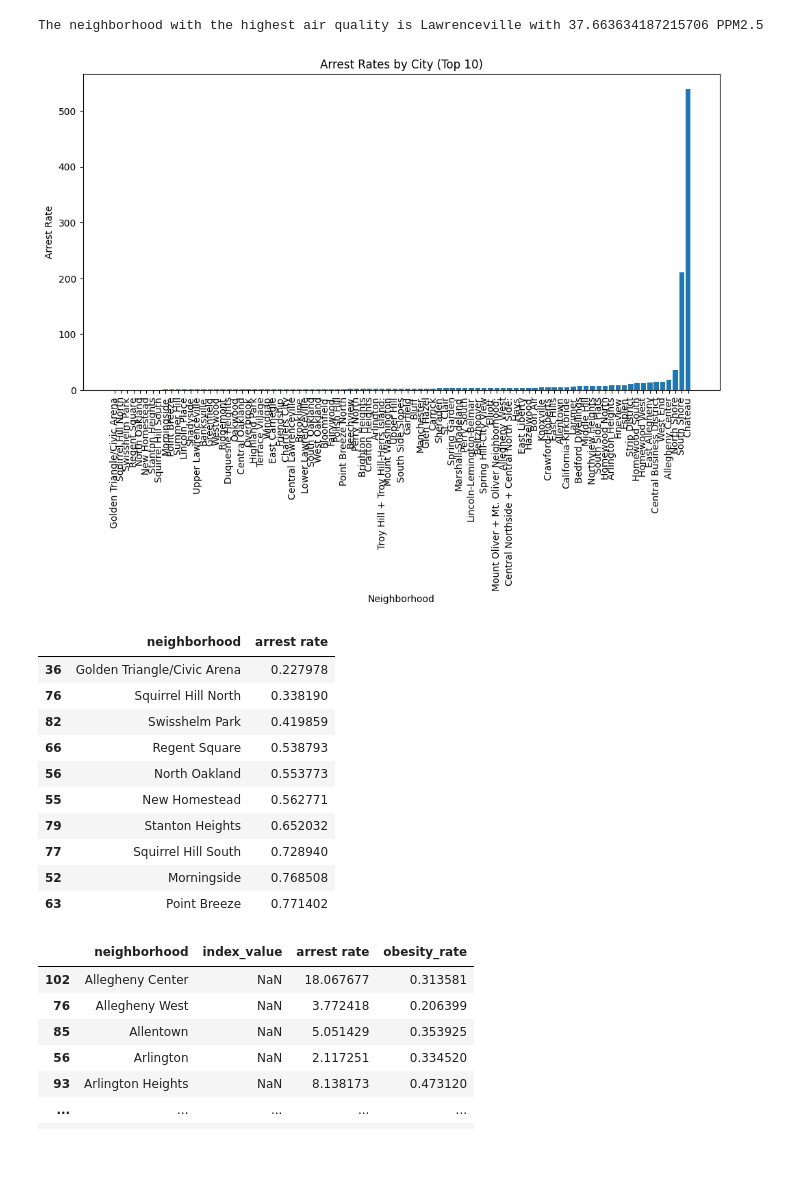
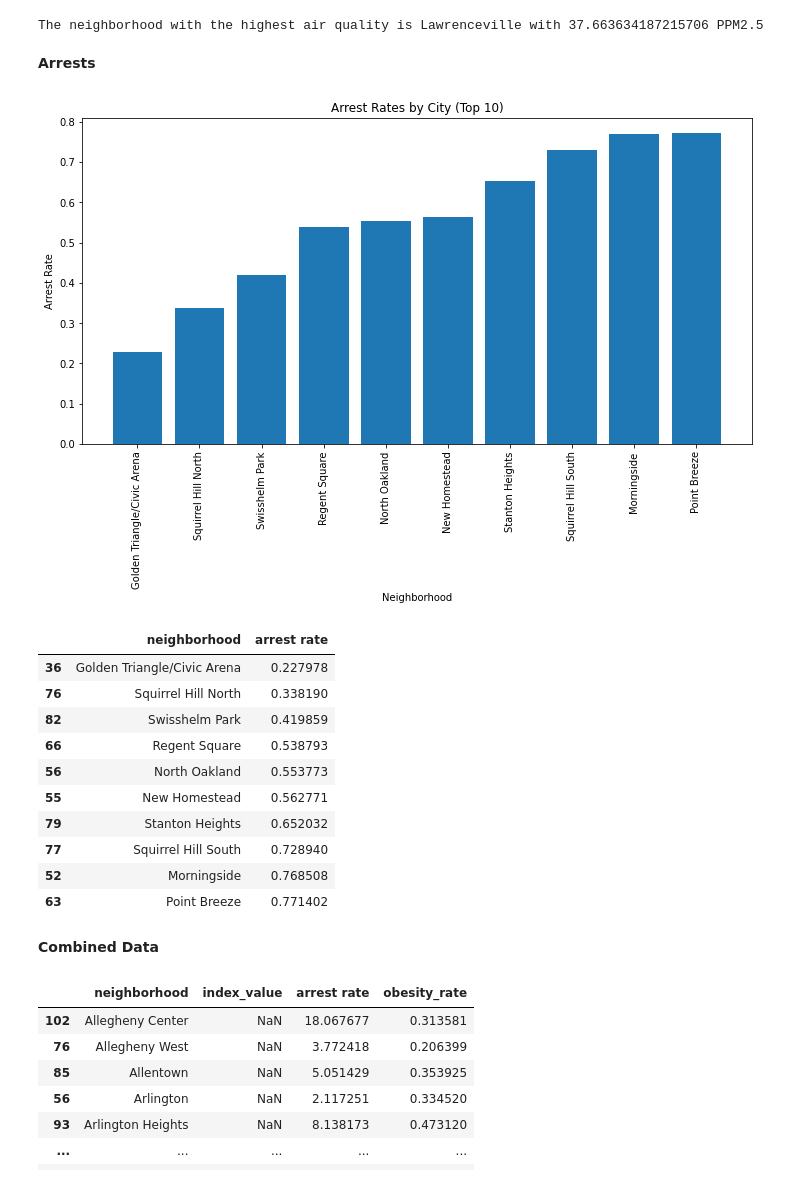
Before and after one commit to JMSJoseph/Final-Project-CMPINF001, a Jupyter notebook: Final-Notebook.ipynb, the cells around one changed output. Cells and saved outputs as stored; diff of their text form; code cells hidden in the pictures; blank space fills up the shorter version.

```diff
--- a/Final-Notebook.ipynb
+++ b/Final-Notebook.ipynb
@@ -92,39 +103,41 @@ highestnumber = air_sorted['index_value'].iloc[0]
 print("The neighborhood with the highest air quality is", highest, "with", highestnumber, "PPM2.5")
 # %% [output]
 The neighborhood with the highest air quality is Lawrenceville with 37.663634187215706 PPM2.5
+# %% [markdown]
+**Arrests**
 # %%
 import pandas as pd
 import matplotlib.pyplot as plt #import statements
 police = pd.read_csv("police.csv") #read arrest data
 arrests_by_city = police.groupby('INCIDENTNEIGHBORHOOD')['PK'].count() #groupby neightboorhood/accidently put city
 arrests_df = pd.DataFrame({'neighborhood': arrests_by_city.index, 'count': arrests_by_city.values}) #new data frame of just count and neighborhood
 arrests_df = arrests_df.drop(labels=[63,64,65], axis=0) #removing out of city, out of country, and out of state
 arrests_df.loc[54, "count"] += arrests_df.loc[56, "count"] #Combining to agree with population csv
 arrests_df.loc[54, "count"] += arrests_df.loc[57, "count"]
 arrests_df.loc[90, "count"] += arrests_df.loc[91, "count"]
 arrests_df.loc[18, "count"] += arrests_df.loc[19, "count"]
 arrests_df.loc[54, "neighborhood"] = "Mount Oliver + Mt. Oliver Neighborhood:" #Renaming to agree with population csv
 arrests_df.loc[90, "neighborhood"] = "Troy Hill + Troy Hill-Herrs Island:"
 arrests_df.loc[18, "neighborhood"] = "Central Northside + Central North Side:"
 arrests_df = arrests_df.drop(labels=[56,57,91,19], axis=0) #Dropping the extra
 population_df = pd.read_csv("populations.csv") #read pop data
 population_df.rename(columns={"City": "neighborhood"}, inplace=True) #Renaming to agree with arrests
 population_df.rename(columns={"Population": "population"}, inplace=True) #Vanity things
 merged_df = arrests_df.merge(population_df, on="neighborhood") #Merge the sets
 merged_df["average arrests per year"] = merged_df["count"] / 7 #Calculating metric
 merged_df["arrest rate"] = (merged_df["average arrests per year"] / merged_df["population"]) * 100
 only_rates = merged_df[["neighborhood", "arrest rate"]] #df of only the rate and neighborhood
-only_rates = only_rates.sort_values(by="arrest rate") #top ten for plot
+only_rates_ten = only_rates.sort_values(by="arrest rate").head(10) #top ten for plot
 fig, ax = plt.subplots(figsize=(12, 6)) #creating plot
-ax.bar(only_rates["neighborhood"], only_rates["arrest rate"]) #setting bars
-ax.set_xticklabels(only_rates["neighborhood"], rotation=90) #adding labels and ticks
+ax.bar(only_rates_ten["neighborhood"], only_rates_ten["arrest rate"]) #setting bars
+ax.set_xticklabels(only_rates_ten["neighborhood"], rotation=90) #adding labels and ticks
 ax.set_ylabel("Arrest Rate")
 ax.set_xlabel("Neighborhood")
 ax.set_title("Arrest Rates by City (Top 10)") #title
 plt.show() #graph
-only_rates.head(10) #output top ten table
+only_rates_ten.head(10) #output top ten table
 # %% [output]
-[figure, old version]
+[figure, new version]
 |  | neighborhood | arrest rate |
 | 36 | Golden Triangle/Civic Arena | 0.227978 |
 | 76 | Squirrel Hill North | 0.338190 |
@@ -136,6 +149,8 @@ only_rates.head(10) #output top ten table
 | 77 | Squirrel Hill South | 0.728940 |
 | 52 | Morningside | 0.768508 |
 | 63 | Point Breeze | 0.771402 |
+# %% [markdown]
+**Combined Data**
 # %%
 main_df = pd.DataFrame(columns = ['neighborhood', 'arrest rate', 'index_value', 'obesity_rate'])
 main_df = pd.merge(neighborhood_air_df, only_rates, on = 'neighborhood', how = 'outer')
```
Also changed, not shown: parts of 4 cells of this notebook.
